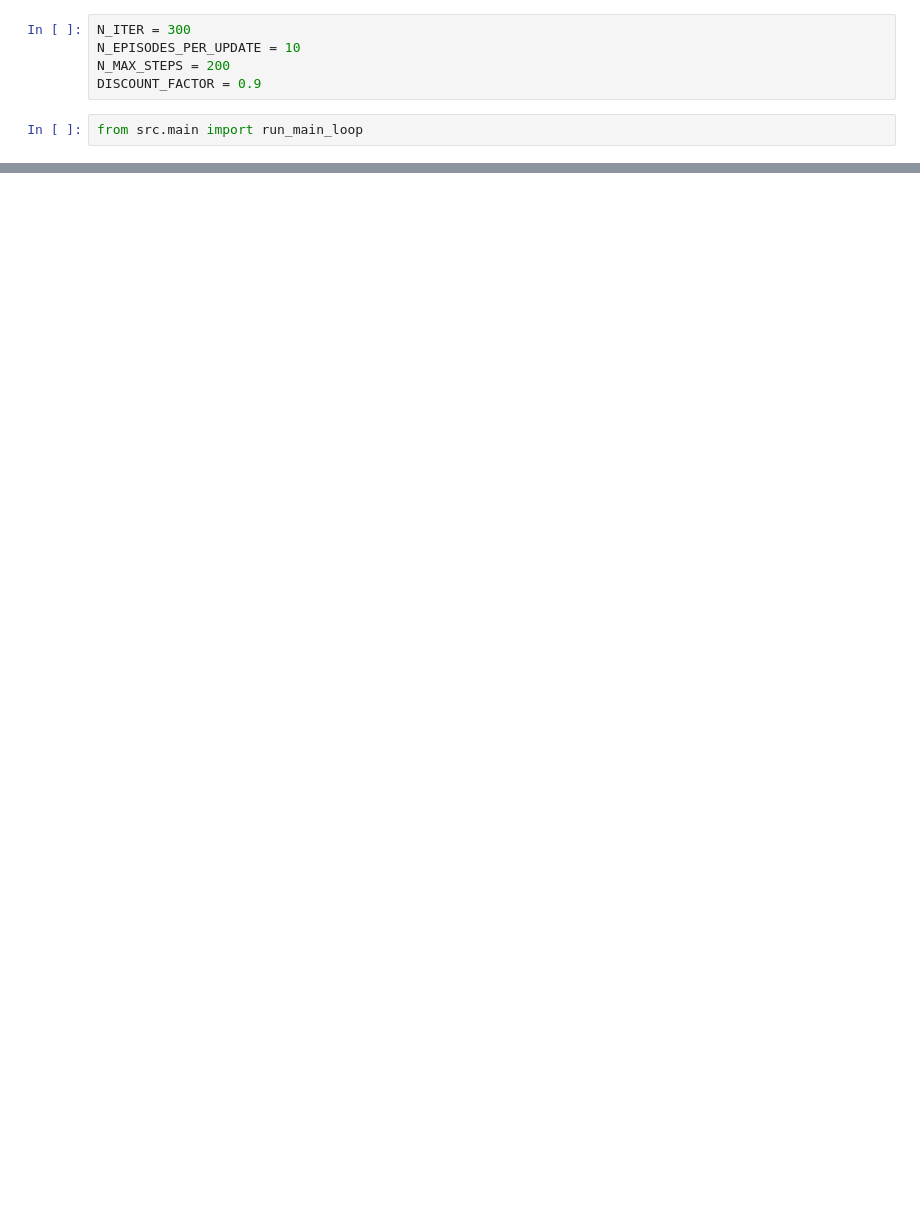
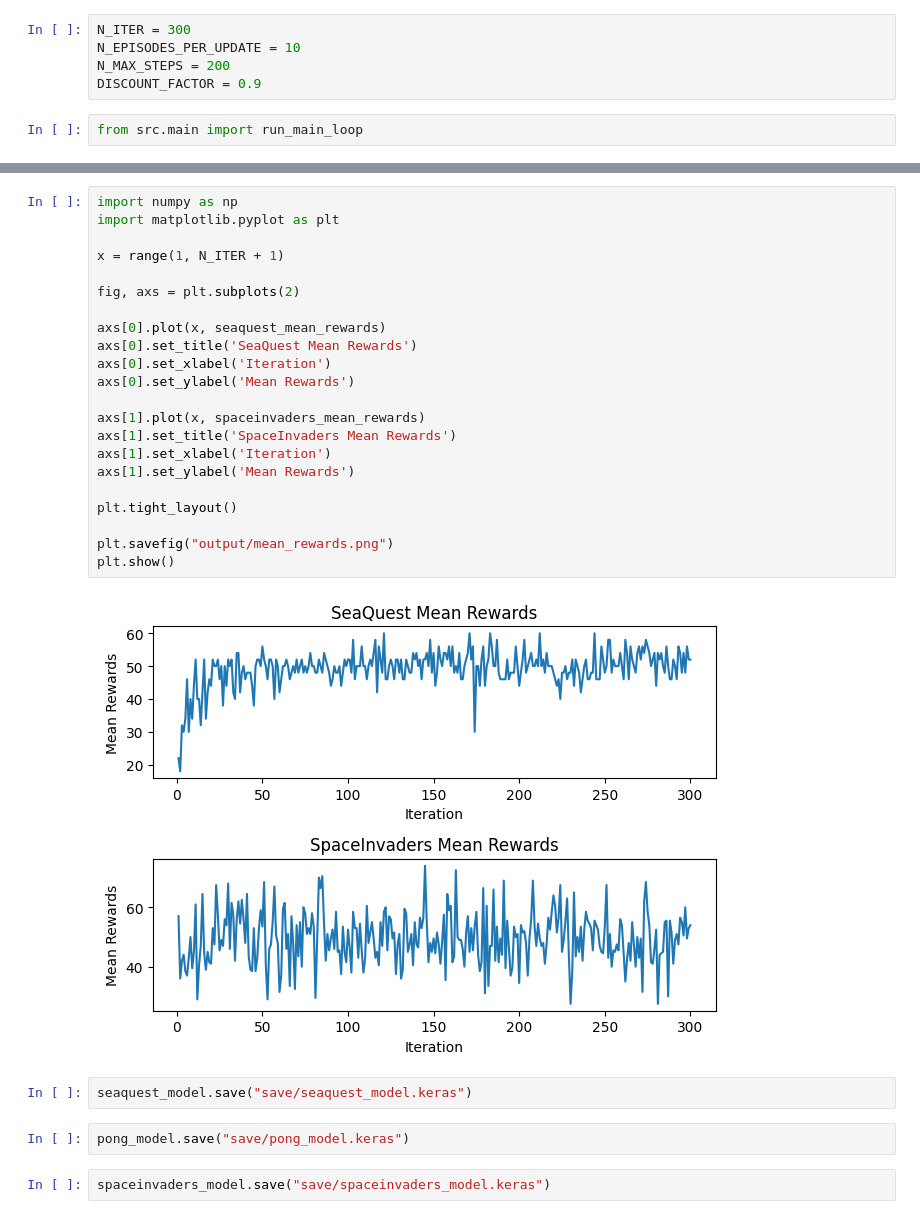
Before and after one commit to ashfaq1701/rl-atari-seaquest, a Jupyter notebook: simulation.ipynb, the cells around one changed output, grey strips where cells are left out. Saved outputs shown, nothing was run; the diff lists cells and outputs as text; blank space fills up the shorter version.

Commit message:
Got mean rewards and plotted them

```diff
--- a/simulation.ipynb
+++ b/simulation.ipynb
@@ -54,0 +91,30 @@ spaceinvaders_mean_rewards, spaceinvaders_model = run_main_loop(
+# %%
+import numpy as np
+import matplotlib.pyplot as plt
+
+x = range(1, N_ITER + 1)
+
+fig, axs = plt.subplots(2)
+
+axs[0].plot(x, seaquest_mean_rewards)
+axs[0].set_title('SeaQuest Mean Rewards')
+axs[0].set_xlabel('Iteration')
+axs[0].set_ylabel('Mean Rewards')
+
+axs[1].plot(x, spaceinvaders_mean_rewards)
+axs[1].set_title('SpaceInvaders Mean Rewards')
+axs[1].set_xlabel('Iteration')
+axs[1].set_ylabel('Mean Rewards')
+
+plt.tight_layout()
+
+plt.savefig("output/mean_rewards.png")
+plt.show()
+# %% [output]
+[figure, added]
+# %%
+seaquest_model.save("save/seaquest_model.keras")
+# %%
+pong_model.save("save/pong_model.keras")
+# %%
+spaceinvaders_model.save("save/spaceinvaders_model.keras")
```
Also changed, not shown: parts of 3 cells of this notebook, 1 other file.
